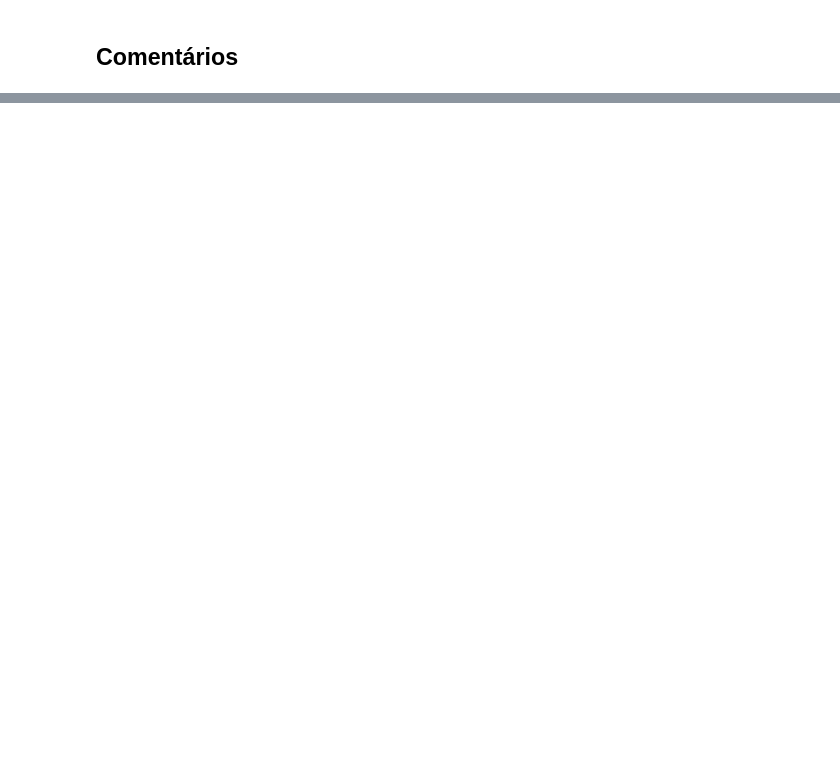
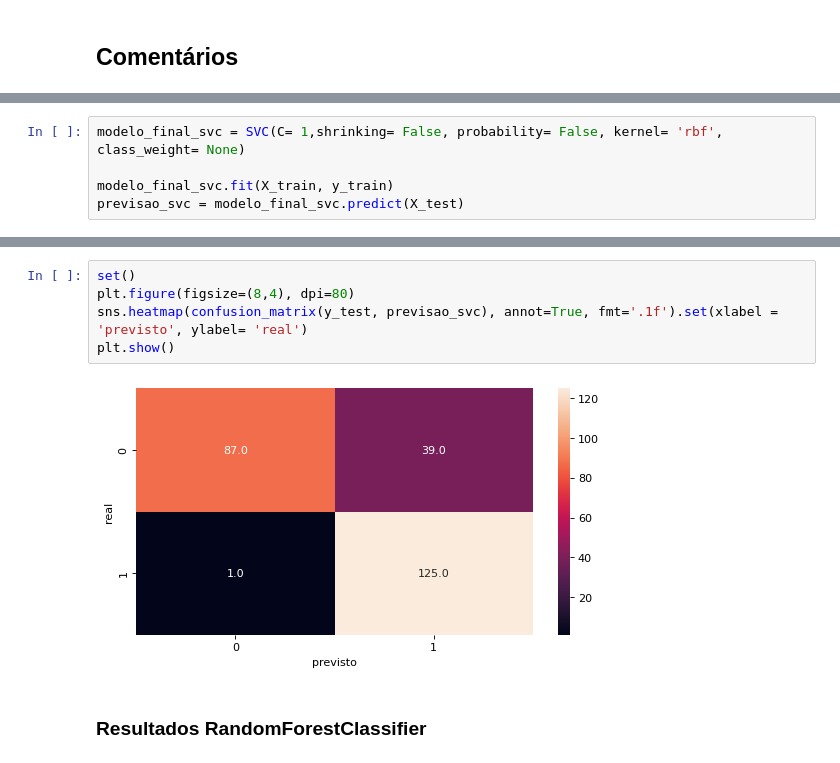
Before and after one commit to LucasBezerraSantos/Projetos_Pessoias, a Jupyter notebook: Analise_de_credito_imobiliario.ipynb, the cells around one changed output, grey strips where cells are left out. Saved outputs shown, nothing was run; the diff lists cells and outputs as text; blank space fills up the shorter version.

```diff
--- a/Analise_de_credito_imobiliario.ipynb
+++ b/Analise_de_credito_imobiliario.ipynb
@@ -422,0 +796,5 @@ plt.show()
+# %%
+modelo_final_svc = SVC(C= 1,shrinking= False, probability= False, kernel= 'rbf', class_weight= None)
+
+modelo_final_svc.fit(X_train, y_train)
+previsao_svc = modelo_final_svc.predict(X_test)
@@ -422,0 +814,9 @@ plt.show()
+# %%
+set()
+plt.figure(figsize=(8,4), dpi=80)
+sns.heatmap(confusion_matrix(y_test, previsao_svc), annot=True, fmt='.1f').set(xlabel = 'previsto', ylabel= 'real')
+plt.show()
+# %% [output]
+[figure, added]
+# %% [markdown]
+### Resultados RandomForestClassifier
```
Also changed, not shown: parts of 63 cells of this notebook.
